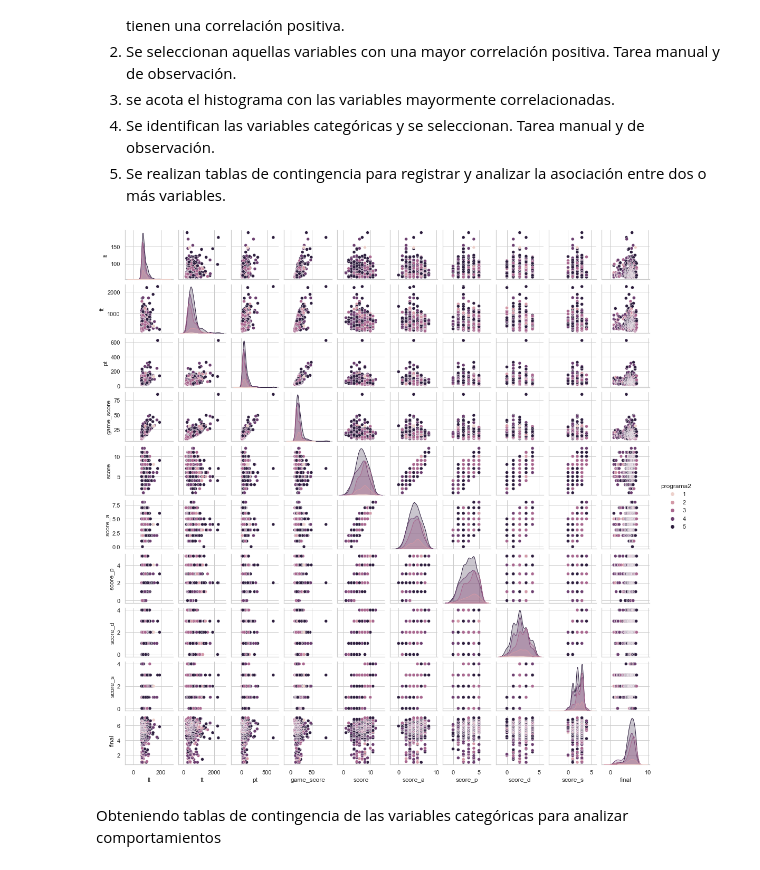
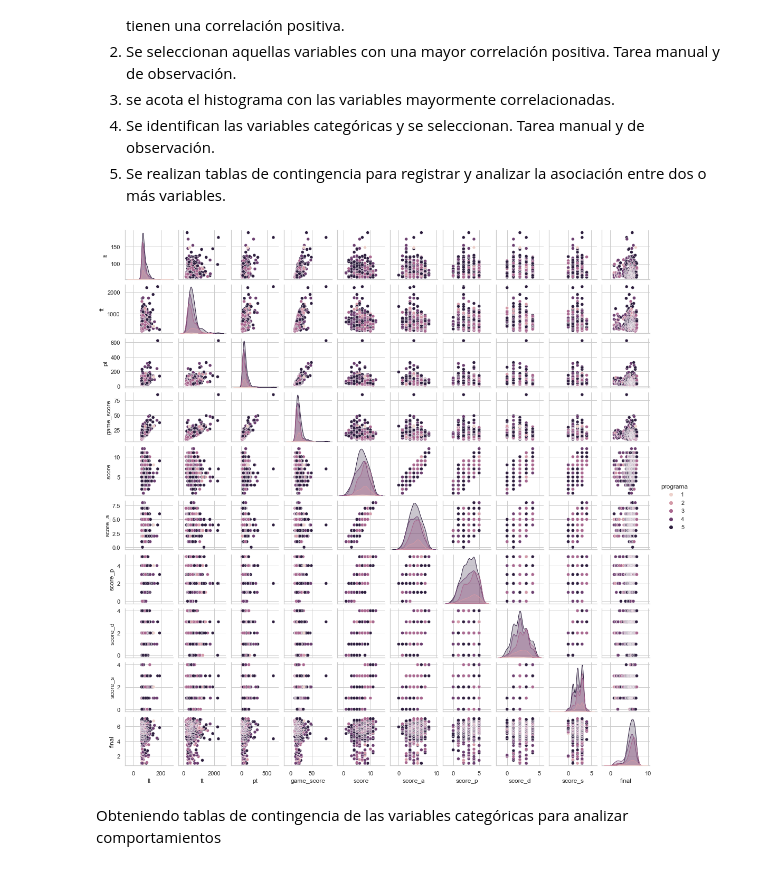
Before and after one commit to rtarbes/tesisBN, a Jupyter notebook: ModeloBN.ipynb, the cells around one changed output. Cells and saved outputs as stored; diff of their text form; code cells hidden in the pictures.

```diff
--- a/ModeloBN.ipynb
+++ b/ModeloBN.ipynb
@@ -93,17 +92,17 @@ df.describe()
 Estadísticas sobre variables NO numéricas para su posterior reemplazo por valores continuos
 # %%
 #Estadísticas de la variable "programa"
-serie = df['programa2'].value_counts(normalize=True, ascending=True)*100
+serie = df['programa'].value_counts(normalize=True, ascending=True)*100
 print(serie)
 
 #Transformación numérica de la variable "programa"
 for i in range(len(serie)):
-    df["programa2"] = df["programa2"].str.replace(serie.index[i], str(i+1))
+    df["programa"] = df["programa"].str.replace(serie.index[i], str(i+1))
 
-serie = df['programa2'].value_counts(normalize=True, ascending=True)*100
+serie = df['programa'].value_counts(normalize=True, ascending=True)*100
 print(serie)
 
-df['programa2'] = df['programa2'].astype('int')
+df['programa'] = df['programa'].astype('int')
 # %% [output]
 BACHILLERATO EN CIENCIAS                    0.428266
 INGENIERIA INDUSTRIAL                       6.638116
@@ -174,13 +173,13 @@ En el análisis 2D se realiza un estudio más profundo respecto a la relación e
 # %%
 #realizando el plot de las variables identificadas como más correlacionadas.
 sns.set(style='whitegrid', context='notebook')
 sns.pairplot(df,
              x_vars=['lt','tt','pt','game_score','score','score_a','score_p','score_d','score_s','final'],
              y_vars=['lt','tt','pt','game_score','score','score_a','score_p','score_d','score_s','final'],
-             height=1.5, hue='programa2');
+             height=1.5, hue='programa');
 plt.show()
 # %% [output]
-[figure, old version]
+[figure, new version]
 # %% [markdown]
 Obteniendo tablas de contingencia de las variables categóricas para analizar comportamientos
 # %% [raw]
```
Also changed, not shown: parts of 5 cells of this notebook, 2 other files.
